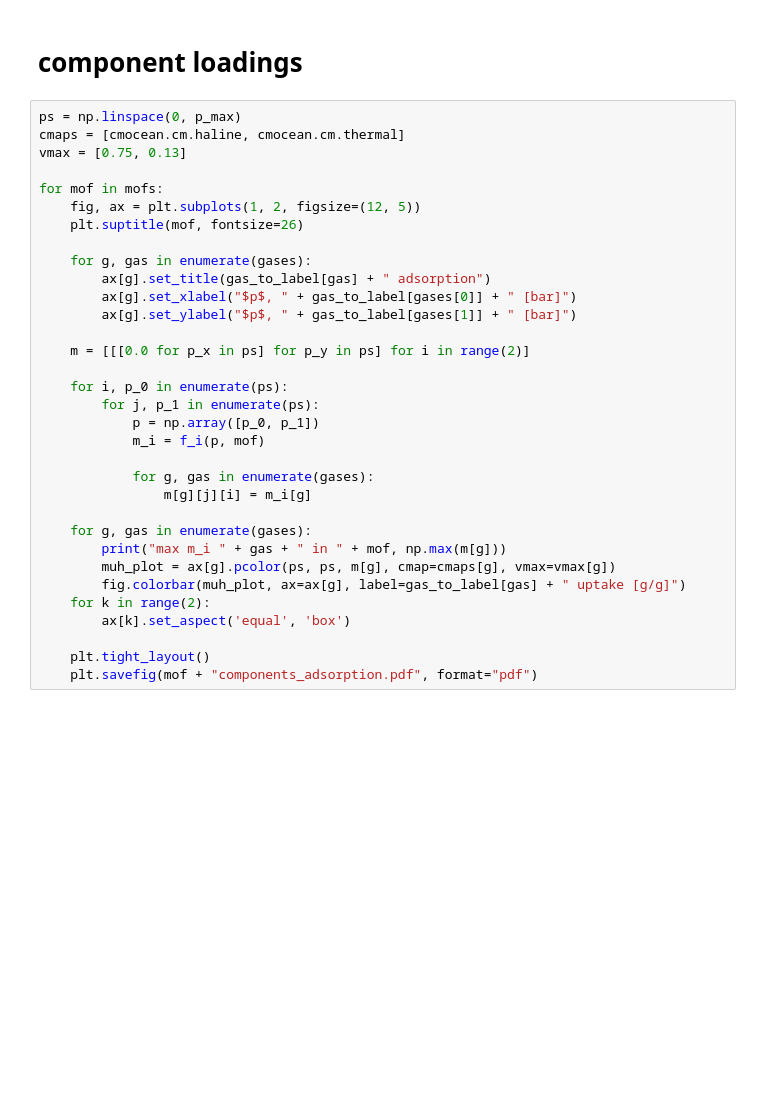
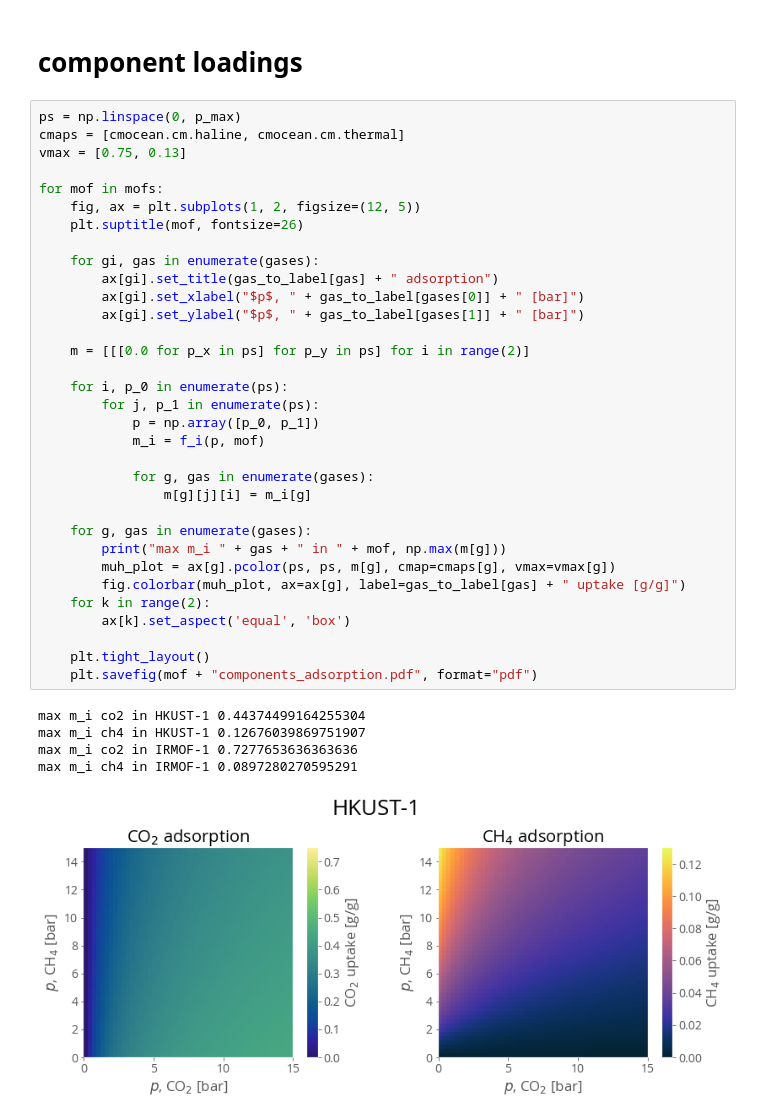
Before and after one commit to SimonEnsemble/nonlinear_sensing, a Jupyter notebook: viz mapping.ipynb, the cells around one changed output. Saved outputs shown, nothing was run; the diff lists cells and outputs as text; blank space fills up the shorter version.

```diff
--- a/viz mapping.ipynb
+++ b/viz mapping.ipynb
@@ -661,33 +643,39 @@ plt.savefig("conditioning.pdf", format="pdf")
 # %%
 ps = np.linspace(0, p_max)
 cmaps = [cmocean.cm.haline, cmocean.cm.thermal]
 vmax = [0.75, 0.13]
 
 for mof in mofs:
     fig, ax = plt.subplots(1, 2, figsize=(12, 5))
     plt.suptitle(mof, fontsize=26)
 
-    for g, gas in enumerate(gases):
-        ax[g].set_title(gas_to_label[gas] + " adsorption")
-        ax[g].set_xlabel("$p$, " + gas_to_label[gases[0]] + " [bar]")
-        ax[g].set_ylabel("$p$, " + gas_to_label[gases[1]] + " [bar]")
+    for gi, gas in enumerate(gases):
+        ax[gi].set_title(gas_to_label[gas] + " adsorption")
+        ax[gi].set_xlabel("$p$, " + gas_to_label[gases[0]] + " [bar]")
+        ax[gi].set_ylabel("$p$, " + gas_to_label[gases[1]] + " [bar]")
 
     m = [[[0.0 for p_x in ps] for p_y in ps] for i in range(2)]
 
     for i, p_0 in enumerate(ps):
         for j, p_1 in enumerate(ps):
             p = np.array([p_0, p_1])
             m_i = f_i(p, mof)
 
             for g, gas in enumerate(gases):
                 m[g][j][i] = m_i[g]
 
     for g, gas in enumerate(gases):
         print("max m_i " + gas + " in " + mof, np.max(m[g]))
         muh_plot = ax[g].pcolor(ps, ps, m[g], cmap=cmaps[g], vmax=vmax[g])
         fig.colorbar(muh_plot, ax=ax[g], label=gas_to_label[gas] + " uptake [g/g]")
     for k in range(2):
         ax[k].set_aspect('equal', 'box')
 
     plt.tight_layout()
     plt.savefig(mof + "components_adsorption.pdf", format="pdf")
+# %% [output]
+max m_i co2 in HKUST-1 0.44374499164255304
+max m_i ch4 in HKUST-1 0.12676039869751907
+max m_i co2 in IRMOF-1 0.7277653636363636
+max m_i ch4 in IRMOF-1 0.0897280270595291
+[figure, added]
```
Also changed, not shown: parts of 5 cells of this notebook.
